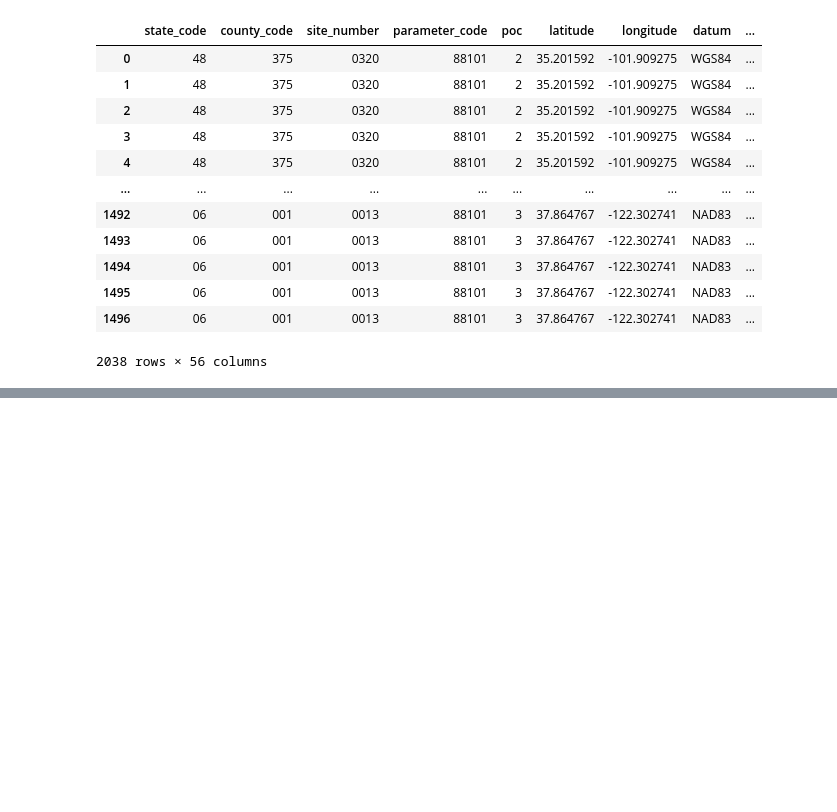
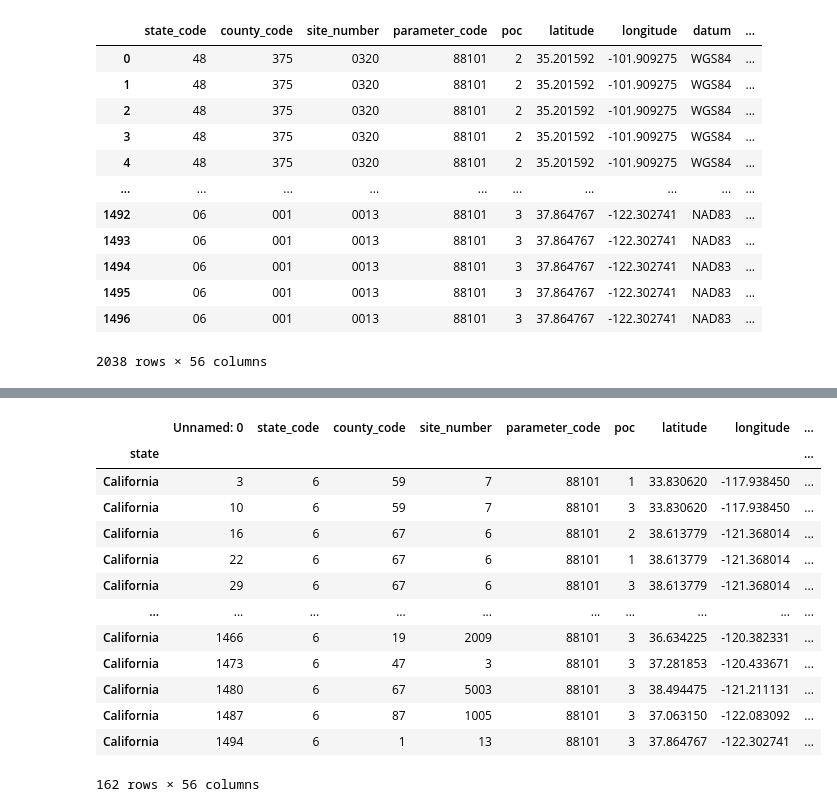
Before and after one commit to JordanJaner/air-quality-analysis, a Jupyter notebook: project.ipynb, the cells around one changed output, grey strips where cells are left out. Cells and saved outputs as stored; diff of their text form; code cells hidden in the pictures; blank space fills up the shorter version.

```diff
--- a/project.ipynb
+++ b/project.ipynb
@@ -83,3 +83,25 @@ PM25_annual_2012_final_df
 245 rows × 56 columns
 # %%
 PM25_annual_2012_final_df.to_csv("PM25_2012_final.csv")
+# %%
+# read in csv
+PM25_annual_2012_final_df_clean = pd.read_csv("PM25_2012_final.csv", index_col ="state")
+
+# retrieving rows by loc method
+cal_df = PM25_annual_2012_final_df_clean.loc[["California"]]
+cal_df
+# %% [output]
+|  | Unnamed: 0 | state_code | county_code | site_number | parameter_code | poc | latitude | longitude | ... |
+| state |  |  |  |  |  |  |  |  | ... |
+| California | 3 | 6 | 59 | 7 | 88101 | 1 | 33.830620 | -117.938450 | ... |
+| California | 10 | 6 | 59 | 7 | 88101 | 3 | 33.830620 | -117.938450 | ... |
+| California | 16 | 6 | 67 | 6 | 88101 | 2 | 38.613779 | -121.368014 | ... |
+| California | 22 | 6 | 67 | 6 | 88101 | 1 | 38.613779 | -121.368014 | ... |
+| California | 29 | 6 | 67 | 6 | 88101 | 3 | 38.613779 | -121.368014 | ... |
+| ... | ... | ... | ... | ... | ... | ... | ... | ... | ... |
+| California | 1466 | 6 | 19 | 2009 | 88101 | 3 | 36.634225 | -120.382331 | ... |
+| California | 1473 | 6 | 47 | 3 | 88101 | 3 | 37.281853 | -120.433671 | ... |
+| California | 1480 | 6 | 67 | 5003 | 88101 | 3 | 38.494475 | -121.211131 | ... |
+| California | 1487 | 6 | 87 | 1005 | 88101 | 3 | 37.063150 | -122.083092 | ... |
+| California | 1494 | 6 | 1 | 13 | 88101 | 3 | 37.864767 | -122.302741 | ... |
+162 rows × 56 columns
```
Also changed, not shown: parts of 3 cells of this notebook, 1 other file.
